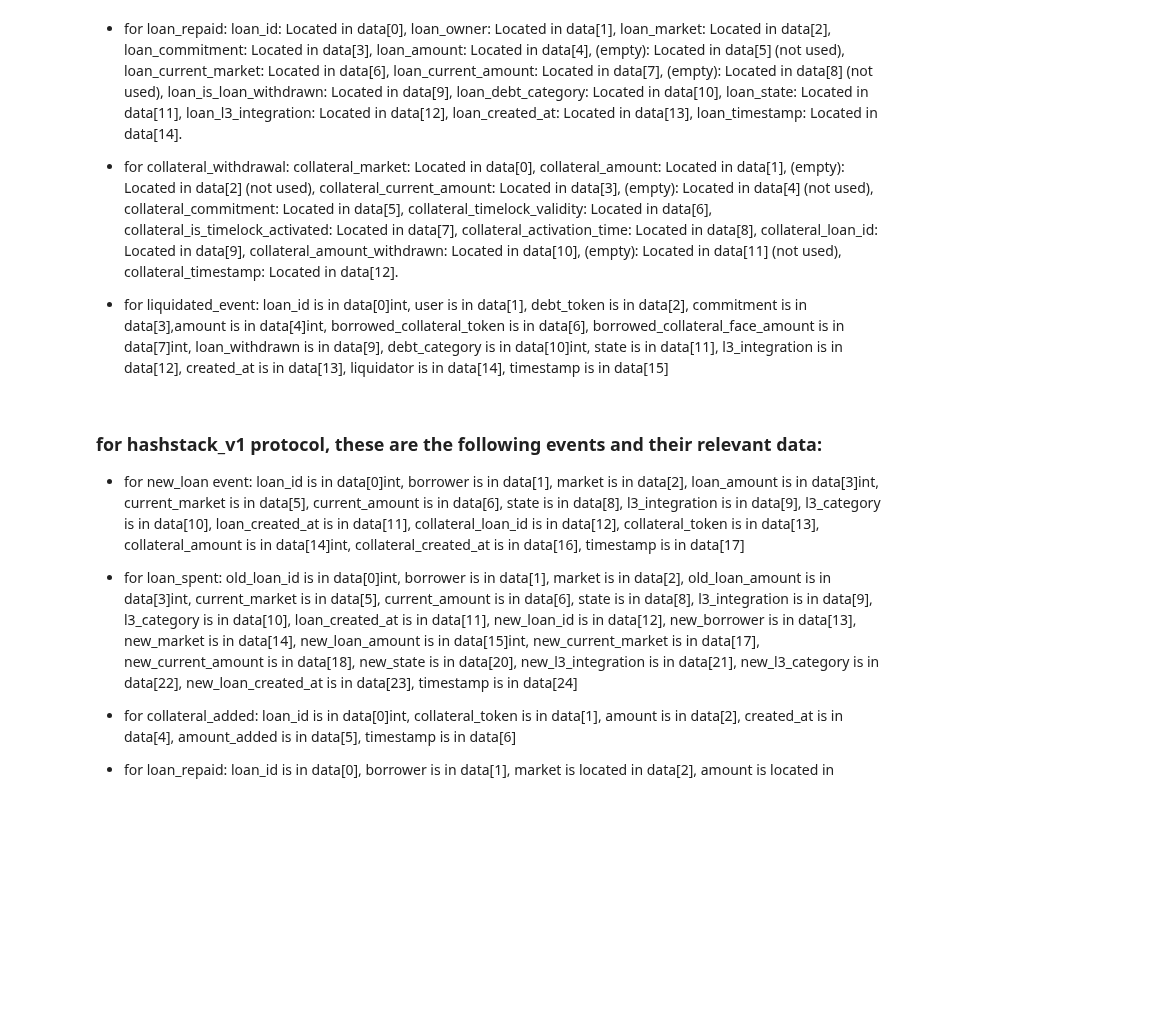
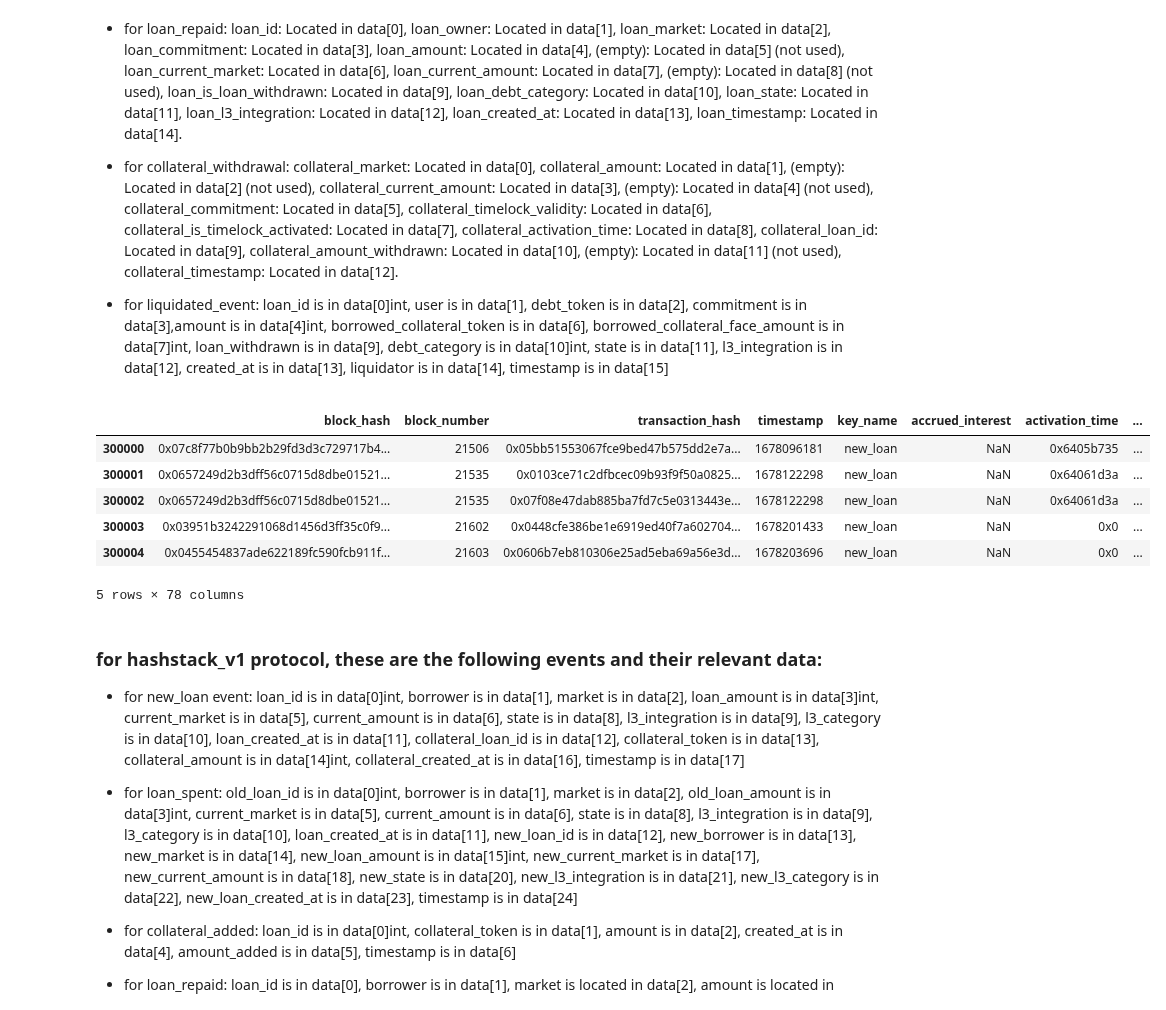
Before and after one commit to CarmineOptions/derisk-research, a Jupyter notebook: notebooks/standardize_events_data.ipynb, the cells around one changed output. Cells and saved outputs as stored; diff of their text form; code cells hidden in the pictures; blank space fills up the shorter version.

```diff
--- a/notebooks/standardize_events_data.ipynb
+++ b/notebooks/standardize_events_data.ipynb
@@ -301,7 +322,7 @@ def standardize_hashstack_v0_event(row: pd.Series) -> pd.Series:
                 'timelock_validity': data_list[20],
                 'is_timelock_activated': data_list[21],
                 'activation_time': data_list[22],
-                'timestamp': data_list[23]
+                'timestamp': row['timestamp']
             })
         elif row['key_name'] == 'loan_withdrawal':
             return pd.Series({
@@ -332,7 +353,7 @@ def standardize_hashstack_v0_event(row: pd.Series) -> pd.Series:
                 'accrued_interest': data_list[9],
                 'loan_id': data_list[11],
                 'amount_withdrawn': data_list[12],
-                'timestamp': data_list[14]
+                'timestamp': row['timestamp']
             })
         elif row['key_name'] == 'loan_swap':
             return pd.Series({
@@ -404,44 +425,52 @@ def standardize_hashstack_v0_event(row: pd.Series) -> pd.Series:
                 'collateral_amount_withdrawn': data_list[10],
                 'collateral_timestamp': data_list[12]
             })
-        elif row['key_name'] == 'liquidated_event':
+        elif row['key_name'] == 'liquidated':
             return pd.Series({
                 'loan_id': hex_to_int(data_list[0]),
                 'user': data_list[1],
                 'debt_token': data_list[2],
                 'commitment': data_list[3],
                 'amount': hex_to_int(data_list[4]),
                 'borrowed_collateral_token': data_list[6],
                 'borrowed_collateral_face_amount': hex_to_int(data_list[7]),
                 'loan_withdrawn': data_list[9],
                 'debt_category': hex_to_int(data_list[10]),
                 'state': data_list[11],
                 'l3_integration': data_list[12],
                 'created_at': data_list[13],
                 'liquidator': data_list[14],
                 'timestamp': data_list[15]
             })
         else:
-            raise ValueError("Unrecognized key_name") # Raising an error for unrecognized key_name
+            raise ValueError(f"Unrecognized key_name: {row['key_name']}") # Raising an error for unrecognized key_name
     except Exception as e:
         # Handle any parsing errors
-        raise RuntimeError(f"Failed to extract data from row: {str(e)}") from e
+        raise ValueError(f"Failed to extract data from row: {str(e)}") from e
 
 # Filter the dataset for 'hashstack_v0' protocol
-hashstack_v0_data = df_events[df_events['Protocol'] == 'hashstack_v0']
+hashstack_v0_events = events[events['Protocol'] == 'hashstack_v0']
 
 # Apply the extraction function to each row
-standardized_hashstack_v0_events = hashstack_v0_data.apply(standardize_hashstack_v0_event, axis=1)
+standardized_hashstack_v0_events = hashstack_v0_events.apply(standardize_hashstack_v0_event, axis=1)
 
 # Concatenate the extracted elements with the original dataframe
-standardized_hashstack_v0_events = pd.concat([hashstack_v0_data[['block_hash', 'block_number', 'transaction_hash', 'timestamp', 'key_name']], standardized_hashstack_v0_events], axis=1)
+standardized_hashstack_v0_events = pd.concat([hashstack_v0_events[['block_hash', 'block_number', 'transaction_hash', 'timestamp', 'key_name']], standardized_hashstack_v0_events], axis=1)
 
 # Display the resulting dataframe
-# standardized_hashstack_v0_events.head()
+standardized_hashstack_v0_events.head()
 
 # Uncomment the following below to Save the resulting dataframe to a new CSV file
 # output_file_path = 'standardized_hashstack_v0_events.csv'
 # standardized_hashstack_v0_events.to_csv(output_file_path, index=False)
+# %% [output]
+|  | block_hash | block_number | transaction_hash | timestamp | key_name | accrued_interest | activation_time | ... |
+| 300000 | 0x07c8f77b0b9bb2b29fd3d3c729717b4... | 21506 | 0x05bb51553067fce9bed47b575dd2e7a... | 1678096181 | new_loan | NaN | 0x6405b735 | ... |
+| 300001 | 0x0657249d2b3dff56c0715d8dbe01521... | 21535 | 0x0103ce71c2dfbcec09b93f9f50a0825... | 1678122298 | new_loan | NaN | 0x64061d3a | ... |
+| 300002 | 0x0657249d2b3dff56c0715d8dbe01521... | 21535 | 0x07f08e47dab885ba7fd7c5e0313443e... | 1678122298 | new_loan | NaN | 0x64061d3a | ... |
+| 300003 | 0x03951b3242291068d1456d3ff35c0f9... | 21602 | 0x0448cfe386be1e6919ed40f7a602704... | 1678201433 | new_loan | NaN | 0x0 | ... |
+| 300004 | 0x0455454837ade622189fc590fcb911f... | 21603 | 0x0606b7eb810306e25ad5eba69a56e3d... | 1678203696 | new_loan | NaN | 0x0 | ... |
+5 rows × 78 columns
 # %% [markdown]
 ### for hashstack_v1 protocol, these are the following events and their relevant data:
 - for new_loan event: loan_id is in data[0]int, borrower is in data[1], market is in data[2], loan_amount is in data[3]int, current_market is in data[5], current_amount is in data[6], state is in data[8], l3_integration is in data[9], l3_category is in data[10], loan_created_at is in data[11], collateral_loan_id is in data[12], collateral_token is in data[13], collateral_amount is in data[14]int, collateral_created_at is in data[16], timestamp is in data[17]
```
Also changed, not shown: parts of 9 cells of this notebook.
